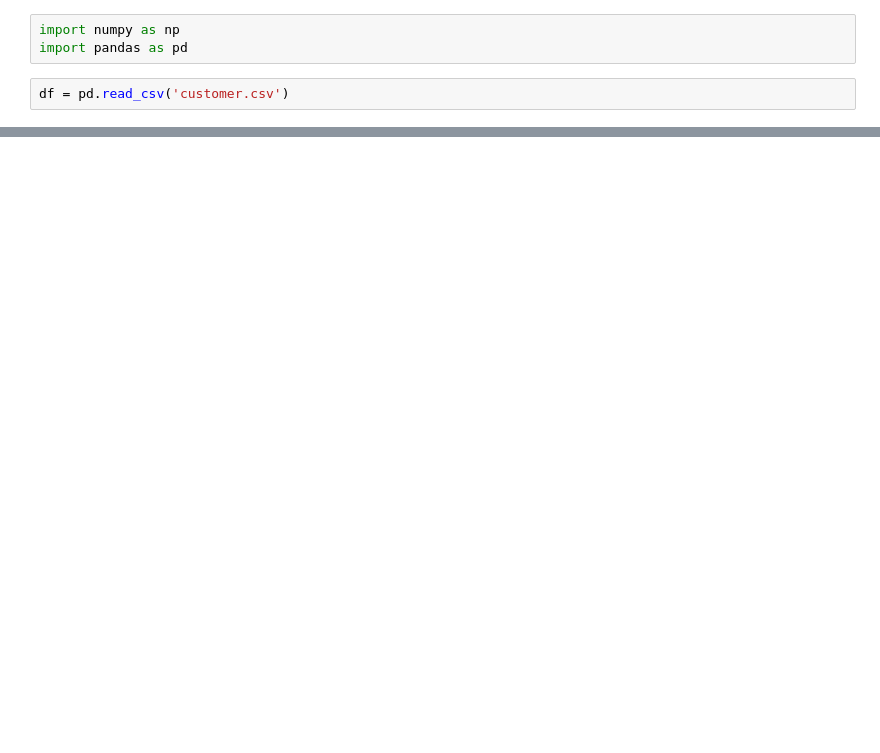
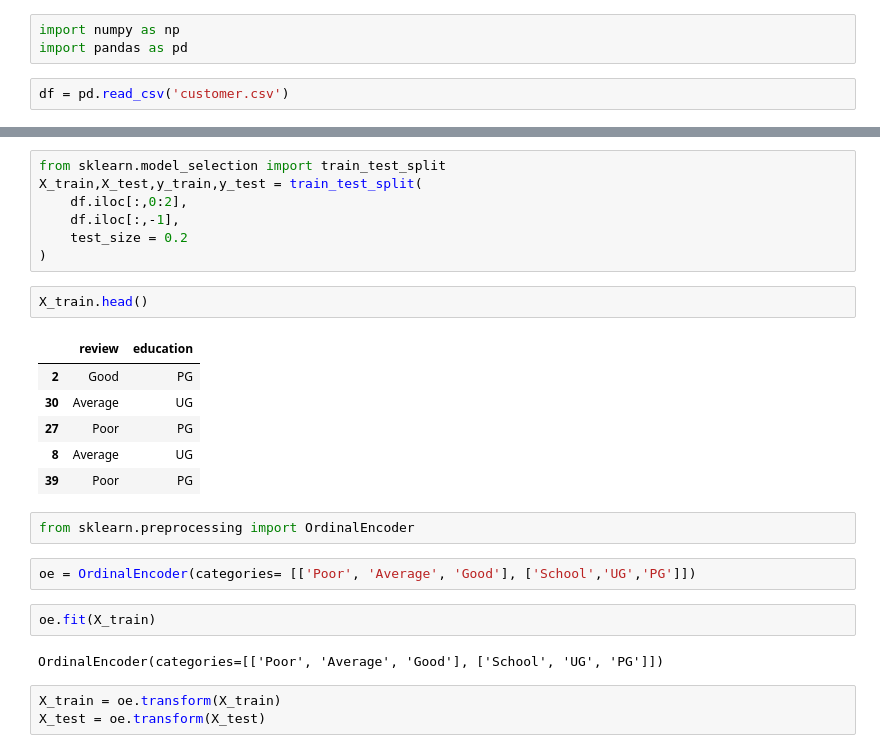
Before and after one commit to Vikaspundir24/100Days-of-ML, a Jupyter notebook: Day - 26 Encoding Categorical Data/Untitled.ipynb, the cells around one changed output, grey strips where cells are left out. Drawn from its saved outputs; the diff is of its cells as text; blank space fills up the shorter version.

Commit message:
day 26 done..label and ordinal encoding

```diff
--- a/Day - 26 Encoding Categorical Data/Untitled.ipynb
+++ b/Day - 26 Encoding Categorical Data/Untitled.ipynb
@@ -14,0 +26,27 @@ df.sample(5)
+# %%
+from sklearn.model_selection import train_test_split
+X_train,X_test,y_train,y_test = train_test_split(
+    df.iloc[:,0:2],
+    df.iloc[:,-1],
+    test_size = 0.2
+)
+# %%
+X_train.head()
+# %% [output]
+|  | review | education |
+| 2 | Good | PG |
+| 30 | Average | UG |
+| 27 | Poor | PG |
+| 8 | Average | UG |
+| 39 | Poor | PG |
+# %%
+from sklearn.preprocessing import OrdinalEncoder
+# %%
+oe = OrdinalEncoder(categories= [['Poor', 'Average', 'Good'], ['School','UG','PG']])
+# %%
+oe.fit(X_train)
+# %% [output]
+OrdinalEncoder(categories=[['Poor', 'Average', 'Good'], ['School', 'UG', 'PG']])
+# %%
+X_train = oe.transform(X_train)
+X_test = oe.transform(X_test)
```
Also changed, not shown: parts of 11 cells of this notebook.
